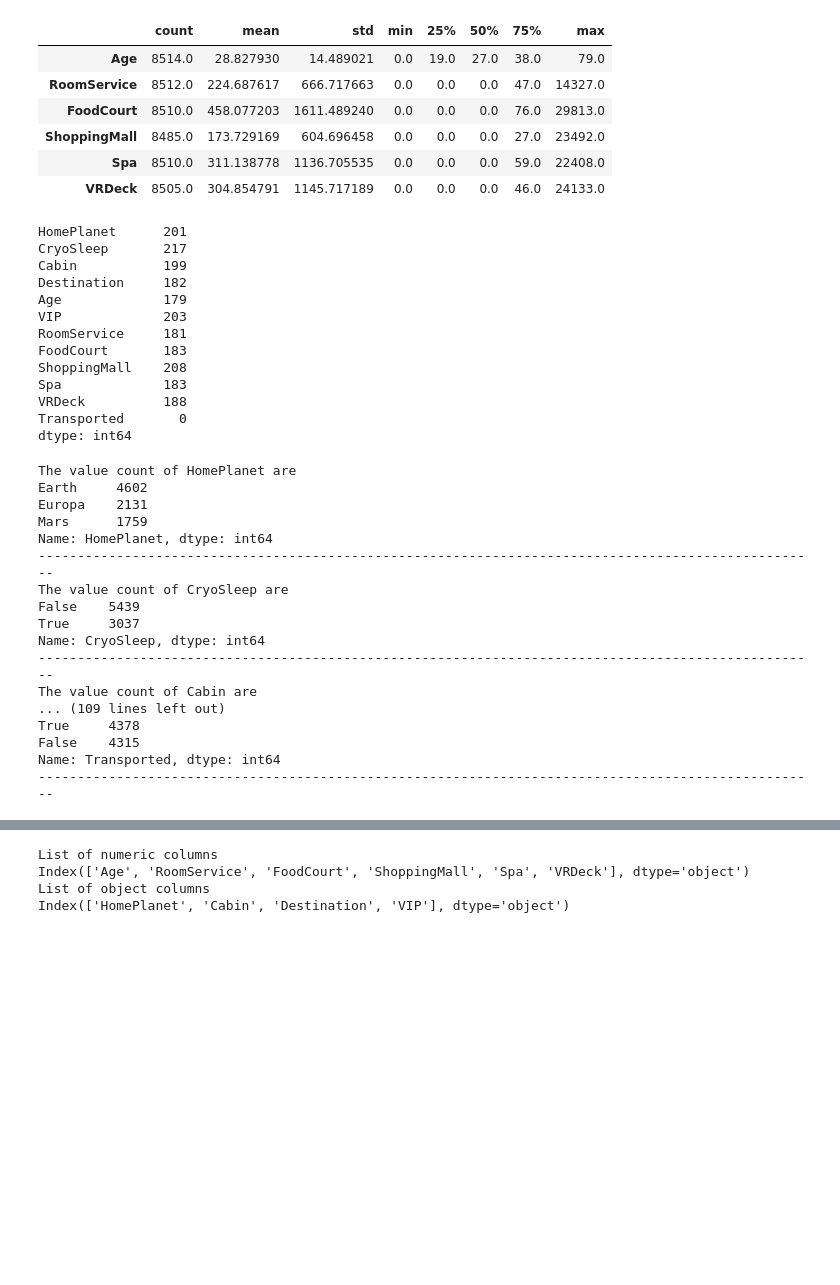
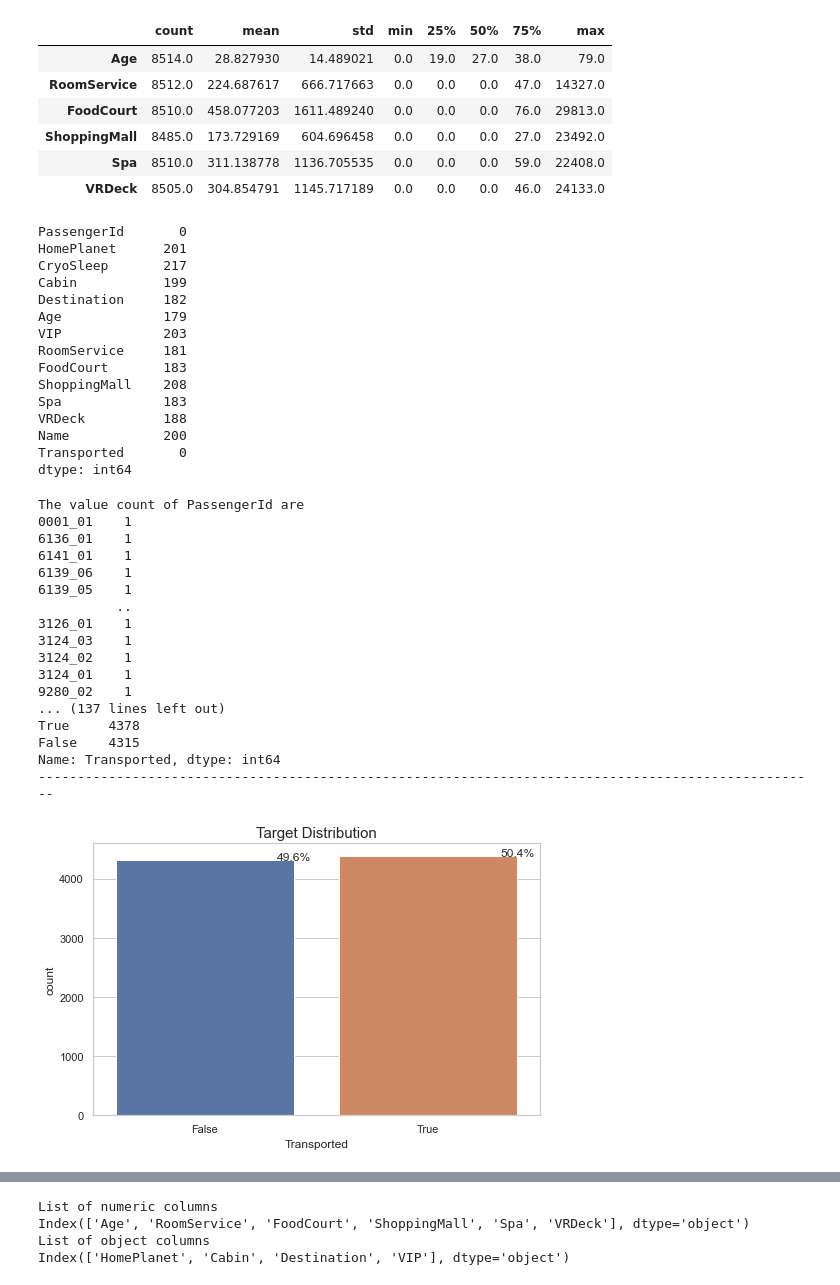
Before and after one commit to BharadwajPeringara/Spaceship_Titanic, a Jupyter notebook: spaceship.ipynb, the cells around one changed output, grey strips where cells are left out. Saved outputs shown, nothing was run; the diff lists cells and outputs as text; code cells hidden in the pictures; blank space fills up the shorter version.

```diff
--- a/spaceship.ipynb
+++ b/spaceship.ipynb
@@ -67,15 +67,12 @@ train_df.describe().T
 | ShoppingMall | 8485.0 | 173.729169 | 604.696458 | 0.0 | 0.0 | 0.0 | 27.0 | 23492.0 |
 | Spa | 8510.0 | 311.138778 | 1136.705535 | 0.0 | 0.0 | 0.0 | 59.0 | 22408.0 |
 | VRDeck | 8505.0 | 304.854791 | 1145.717189 | 0.0 | 0.0 | 0.0 | 46.0 | 24133.0 |
-# %%
-#Dropping unnecessary columns from the dataset
-
-train_df.drop(['PassengerId','Name'], axis=1, inplace=True)
 # %%
 #Checking for missing values
 
 train_df.isnull().sum()
 # %% [output]
+PassengerId       0
 HomePlanet      201
 CryoSleep       217
 Cabin           199
@@ -87,6 +84,7 @@ FoodCourt       183
 ShoppingMall    208
 Spa             183
 VRDeck          188
+Name            200
 Transported       0
 dtype: int64
 # %%
@@ -96,20 +94,36 @@ for feature in train_df.columns:
     print(f'The value count of {feature} are \n{train_df[feature].value_counts()}')
     print(100*'-')
 # %% [output]
-The value count of HomePlanet are
-Earth     4602
-Europa    2131
-Mars      1759
-Name: HomePlanet, dtype: int64
-----------------------------------------------------------------------------------------------------
-The value count of CryoSleep are
-False    5439
-True     3037
-Name: CryoSleep, dtype: int64
-----------------------------------------------------------------------------------------------------
-The value count of Cabin are
-... (109 lines left out)
+The value count of PassengerId are
+0001_01    1
+6136_01    1
+6141_01    1
+6139_06    1
+6139_05    1
+          ..
+3126_01    1
+3124_03    1
+3124_02    1
+3124_01    1
+9280_02    1
+... (137 lines left out)
 True     4378
 False    4315
 Name: Transported, dtype: int64
 ----------------------------------------------------------------------------------------------------
+# %%
+# Countplot of column 'Transported' with percentage
+
+sns.set(style="whitegrid")
+plt.figure(figsize=(8,5))
+total = float(len(train_df['Transported']))
+ax = sns.countplot(x="Transported", data=train_df)
+plt.title('Target Distribution', fontsize=15)
+for p in ax.patches:
+    percentage = '{:.1f}%'.format(100 * p.get_height()/total)
+    x = p.get_x() + p.get_width()
+    y = p.get_height()
+    ax.annotate(percentage, (x, y),ha='center')
+plt.show()
+# %% [output]
+[figure, added]
```
Also changed, not shown: parts of 29 cells of this notebook.
